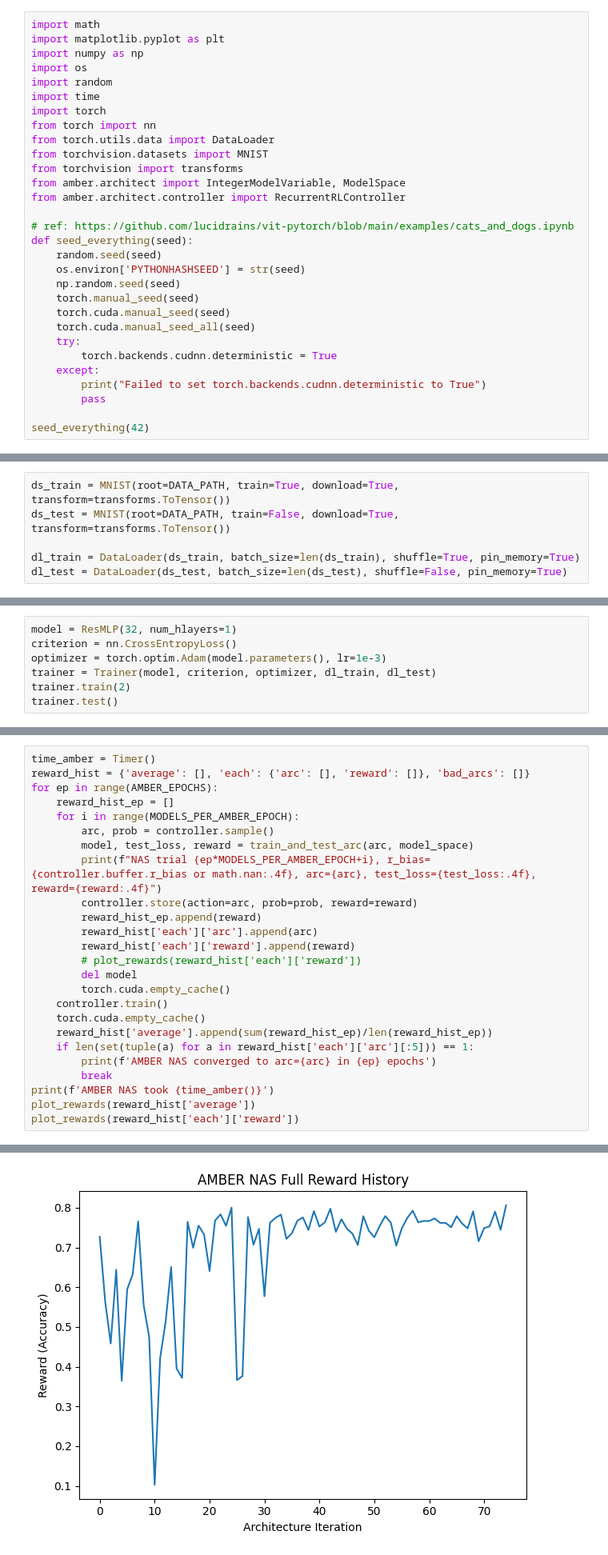
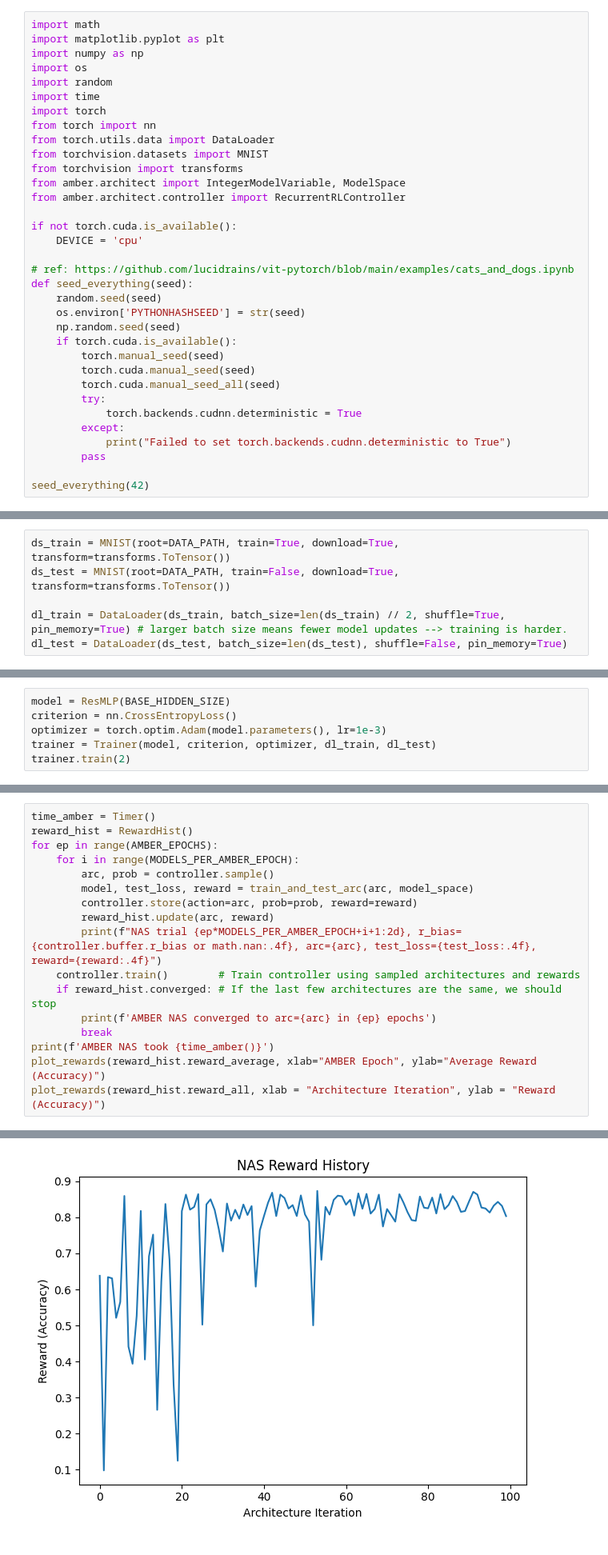
Before and after one commit to zhanglab-aim/AMBER2, a Jupyter notebook: tutorial/amber2_mnist.ipynb, the cells around one changed output, grey strips where cells are left out. Shown: that part at 80% size. Saved outputs shown, nothing was run; the diff lists cells and outputs as text.

```diff
--- a/tutorial/amber2_mnist.ipynb
+++ b/tutorial/amber2_mnist.ipynb
@@ -19,18 +45,22 @@ from torchvision import transforms
 from amber.architect import IntegerModelVariable, ModelSpace
 from amber.architect.controller import RecurrentRLController
 
+if not torch.cuda.is_available():
+    DEVICE = 'cpu'
+
 # ref: https://github.com/lucidrains/vit-pytorch/blob/main/examples/cats_and_dogs.ipynb
 def seed_everything(seed):
     random.seed(seed)
     os.environ['PYTHONHASHSEED'] = str(seed)
     np.random.seed(seed)
-    torch.manual_seed(seed)
-    torch.cuda.manual_seed(seed)
-    torch.cuda.manual_seed_all(seed)
-    try:
-        torch.backends.cudnn.deterministic = True
-    except:
-        print("Failed to set torch.backends.cudnn.deterministic to True")
+    if torch.cuda.is_available():
+        torch.manual_seed(seed)
+        torch.cuda.manual_seed(seed)
+        torch.cuda.manual_seed_all(seed)
+        try:
+            torch.backends.cudnn.deterministic = True
+        except:
+            print("Failed to set torch.backends.cudnn.deterministic to True")
         pass
 
 seed_everything(42)
@@ -40,5 +68,5 @@ Failed to set torch.backends.cudnn.deterministic to True
 ds_train = MNIST(root=DATA_PATH, train=True, download=True, transform=transforms.ToTensor())
 ds_test = MNIST(root=DATA_PATH, train=False, download=True, transform=transforms.ToTensor())
 
-dl_train = DataLoader(ds_train, batch_size=len(ds_train), shuffle=True, pin_memory=True)
+dl_train = DataLoader(ds_train, batch_size=len(ds_train) // 2, shuffle=True, pin_memory=True) # larger batch size means fewer model updates --> training is harder.
 dl_test = DataLoader(ds_test, batch_size=len(ds_test), shuffle=False, pin_memory=True)
@@ -151,8 +167,7 @@ def arc2net(arc, model_space):
 # %%
-model = ResMLP(32, num_hlayers=1)
+model = ResMLP(BASE_HIDDEN_SIZE)
 criterion = nn.CrossEntropyLoss()
 optimizer = torch.optim.Adam(model.parameters(), lr=1e-3)
 trainer = Trainer(model, criterion, optimizer, dl_train, dl_test)
 trainer.train(2)
-trainer.test()
 # %% [output]
@@ -213,26 +275,18 @@ class Timer():
 # %%
 time_amber = Timer()
-reward_hist = {'average': [], 'each': {'arc': [], 'reward': []}, 'bad_arcs': []}
+reward_hist = RewardHist()
 for ep in range(AMBER_EPOCHS):
-    reward_hist_ep = []
     for i in range(MODELS_PER_AMBER_EPOCH):
         arc, prob = controller.sample()
         model, test_loss, reward = train_and_test_arc(arc, model_space)
-        print(f"NAS trial {ep*MODELS_PER_AMBER_EPOCH+i}, r_bias={controller.buffer.r_bias or math.nan:.4f}, arc={arc}, test_loss={test_loss:.4f}, reward={reward:.4f}")
         controller.store(action=arc, prob=prob, reward=reward)
-        reward_hist_ep.append(reward)
-        reward_hist['each']['arc'].append(arc)
-        reward_hist['each']['reward'].append(reward)
-        # plot_rewards(reward_hist['each']['reward'])
-        del model
-        torch.cuda.empty_cache()
-    controller.train()
-    torch.cuda.empty_cache()
-    reward_hist['average'].append(sum(reward_hist_ep)/len(reward_hist_ep))
-    if len(set(tuple(a) for a in reward_hist['each']['arc'][:5])) == 1:
+        reward_hist.update(arc, reward)
+        print(f"NAS trial {ep*MODELS_PER_AMBER_EPOCH+i+1:2d}, r_bias={controller.buffer.r_bias or math.nan:.4f}, arc={arc}, test_loss={test_loss:.4f}, reward={reward:.4f}")
+    controller.train()        # Train controller using sampled architectures and rewards
+    if reward_hist.converged: # If the last few architectures are the same, we should stop
         print(f'AMBER NAS converged to arc={arc} in {ep} epochs')
         break
 print(f'AMBER NAS took {time_amber()}')
-plot_rewards(reward_hist['average'])
-plot_rewards(reward_hist['each']['reward'])
+plot_rewards(reward_hist.reward_average, xlab="AMBER Epoch", ylab="Average Reward (Accuracy)")
+plot_rewards(reward_hist.reward_all, xlab = "Architecture Iteration", ylab = "Reward (Accuracy)")
 # %% [output]
@@ -257 +311 @@ AMBER NAS took 00:30:57 (HH:MM:SS)
-[figure, old version]
+[figure, new version]
```
Also changed, not shown: parts of 15 cells of this notebook.
